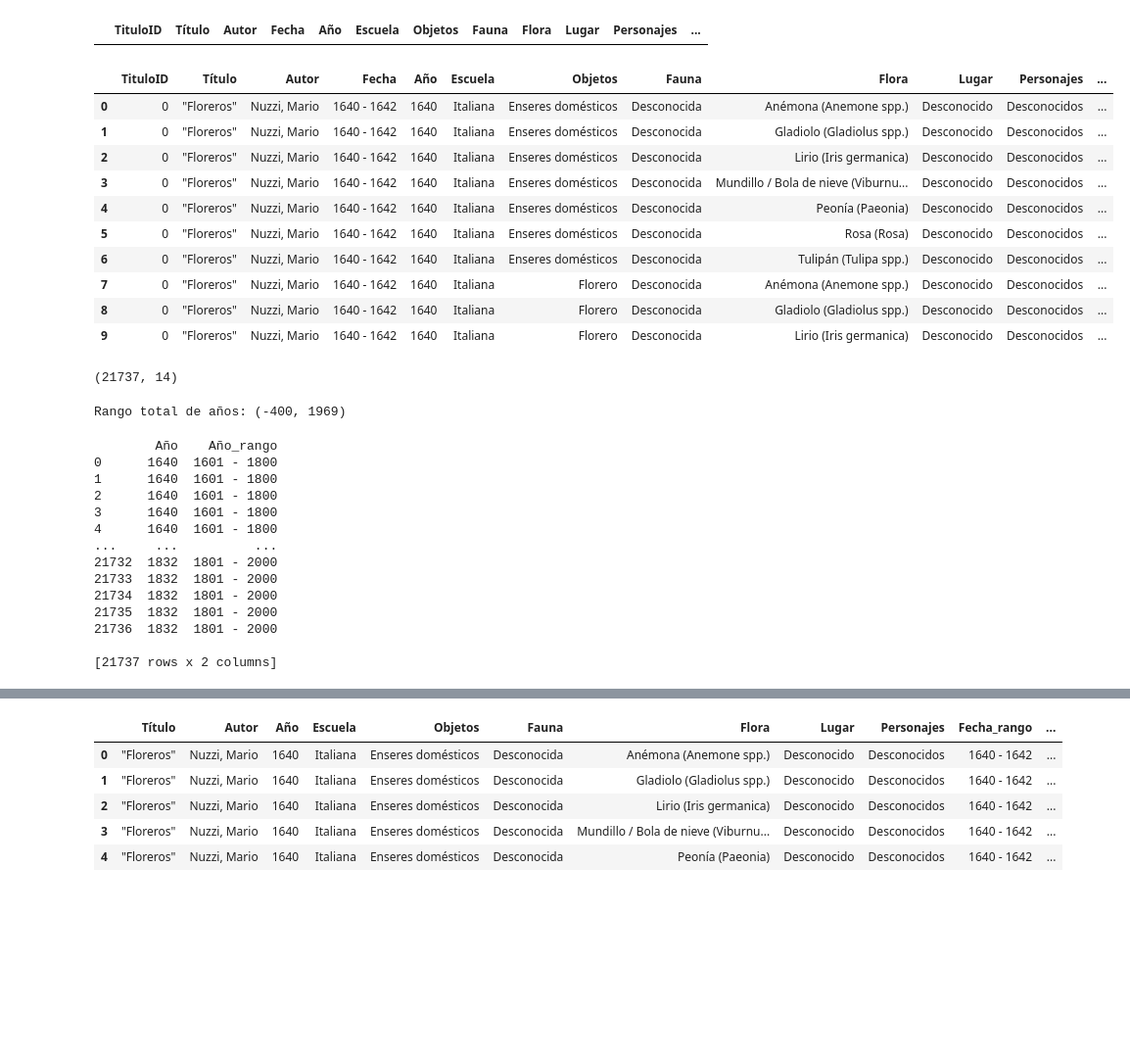
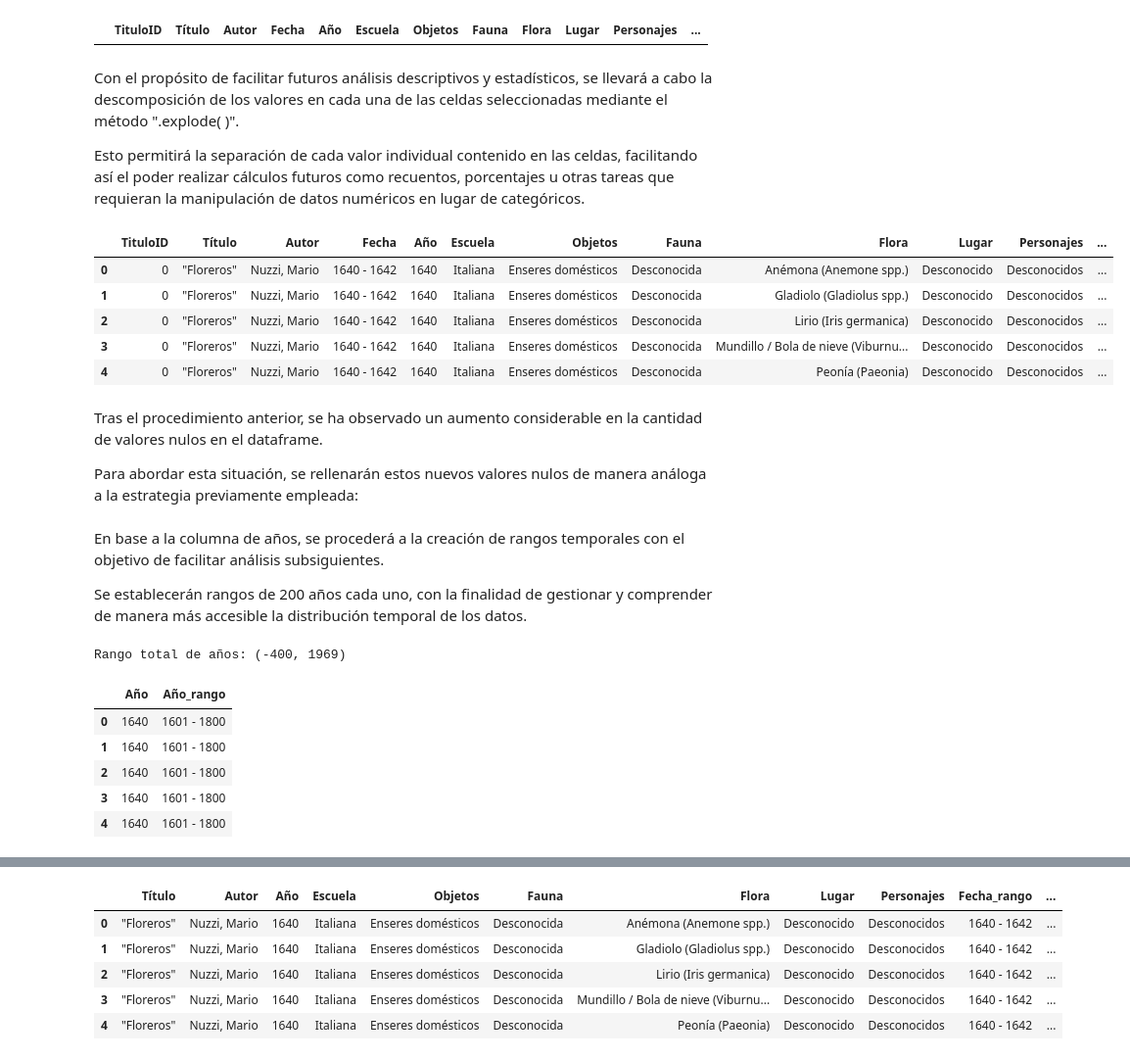
Before and after one commit to karmelealonso/project_final, a Jupyter notebook: notebooks/Estudio_analitico_iconografia.ipynb, the cells around one changed output, grey strips where cells are left out. Shown at 98% size. Drawn from its saved outputs; the diff is of its cells as text; code cells hidden in the pictures; blank space fills up the shorter version.

```diff
--- a/notebooks/Estudio_analitico_iconografia.ipynb
+++ b/notebooks/Estudio_analitico_iconografia.ipynb
@@ -177,6 +191,10 @@ duplicados = obras_completo[obras_completo.duplicated()]
 duplicados
 # %% [output]
 |  | TituloID | Título | Autor | Fecha | Año | Escuela | Objetos | Fauna | Flora | Lugar | Personajes | ... |
+# %% [markdown]
+Con el propósito de facilitar futuros análisis descriptivos y estadísticos, se llevará a cabo la descomposición de los valores en cada una de las celdas seleccionadas mediante el método ".explode( )".
+
+Esto permitirá la separación de cada valor individual contenido en las celdas, facilitando así el poder realizar cálculos futuros como recuentos, porcentajes u otras tareas que requieran la manipulación de datos numéricos en lugar de categóricos.
 # %%
 cols = ['Personajes', 'Objetos', 'Fauna', 'Flora', 'Lugar']
 # %%
@@ -187,21 +205,16 @@ for col in cols:
 # %%
 obras_completo = obras_completo.reset_index(drop=True)
 # %%
-obras_completo.head(10)
+obras_completo.head()
 # %% [output]
 |  | TituloID | Título | Autor | Fecha | Año | Escuela | Objetos | Fauna | Flora | Lugar | Personajes | ... |
 | 0 | 0 | "Floreros" | Nuzzi, Mario | 1640 - 1642 | 1640 | Italiana | Enseres domésticos | Desconocida | Anémona (Anemone spp.) | Desconocido | Desconocidos | ... |
 | 1 | 0 | "Floreros" | Nuzzi, Mario | 1640 - 1642 | 1640 | Italiana | Enseres domésticos | Desconocida | Gladiolo (Gladiolus spp.) | Desconocido | Desconocidos | ... |
 | 2 | 0 | "Floreros" | Nuzzi, Mario | 1640 - 1642 | 1640 | Italiana | Enseres domésticos | Desconocida | Lirio (Iris germanica) | Desconocido | Desconocidos | ... |
 | 3 | 0 | "Floreros" | Nuzzi, Mario | 1640 - 1642 | 1640 | Italiana | Enseres domésticos | Desconocida | Mundillo / Bola de nieve (Viburnu... | Desconocido | Desconocidos | ... |
 | 4 | 0 | "Floreros" | Nuzzi, Mario | 1640 - 1642 | 1640 | Italiana | Enseres domésticos | Desconocida | Peonía (Paeonia) | Desconocido | Desconocidos | ... |
-| 5 | 0 | "Floreros" | Nuzzi, Mario | 1640 - 1642 | 1640 | Italiana | Enseres domésticos | Desconocida | Rosa (Rosa) | Desconocido | Desconocidos | ... |
-| 6 | 0 | "Floreros" | Nuzzi, Mario | 1640 - 1642 | 1640 | Italiana | Enseres domésticos | Desconocida | Tulipán (Tulipa spp.) | Desconocido | Desconocidos | ... |
-| 7 | 0 | "Floreros" | Nuzzi, Mario | 1640 - 1642 | 1640 | Italiana | Florero | Desconocida | Anémona (Anemone spp.) | Desconocido | Desconocidos | ... |
-| 8 | 0 | "Floreros" | Nuzzi, Mario | 1640 - 1642 | 1640 | Italiana | Florero | Desconocida | Gladiolo (Gladiolus spp.) | Desconocido | Desconocidos | ... |
-| 9 | 0 | "Floreros" | Nuzzi, Mario | 1640 - 1642 | 1640 | Italiana | Florero | Desconocida | Lirio (Iris germanica) | Desconocido | Desconocidos | ... |
-# %%
-obras_completo.shape
-# %% [output]
-(21737, 14)
+# %% [markdown]
+Tras el procedimiento anterior, se ha observado un aumento considerable en la cantidad de valores nulos en el dataframe.
+
+Para abordar esta situación, se rellenarán estos nuevos valores nulos de manera análoga a la estrategia previamente empleada:
 # %%
@@ -215,2 +225,6 @@ obras_completo['Personajes'] = obras_completo['Personajes'].fillna('Desconocidos
+# %% [markdown]
+En base a la columna de años, se procederá a la creación de rangos temporales con el objetivo de facilitar análisis subsiguientes.
+
+Se establecerán rangos de 200 años cada uno, con la finalidad de gestionar y comprender de manera más accesible la distribución temporal de los datos.
 # %%
 rango_total = obras_completo['Año'].min(), obras_completo['Año'].max()
@@ -221,26 +234,16 @@ Rango total de años: (-400, 1969)
 # %%
 particiones = [-400, -200, 0, 200, 400, 600, 800, 1000, 1200, 1400, 1600, 1800, 2000]
 
-# Crear etiquetas para las particiones
 etiquetas = ['(-400) - (-200)', '(-201) - 0', '1 - 200', '201 - 400', '401 - 600', '601 - 800', '801 - 1000', '1001 - 1200', '1201 - 1400', '1401 - 1600', '1601 - 1800', '1801 - 2000']
 
-# Aplicar pd.cut para asignar etiquetas a cada rango
+#Asignación de etiquetas a cada rango:
 obras_completo['Año_rango'] = pd.cut(obras_completo['Año'], particiones, labels=etiquetas)
 
-# Mostrar el resultado
-print(obras_completo[['Año', 'Año_rango']])
+obras_completo[['Año', 'Año_rango']].head(5)
 # %% [output]
-        Año    Año_rango
-0      1640  1601 - 1800
-1      1640  1601 - 1800
-2      1640  1601 - 1800
-3      1640  1601 - 1800
-4      1640  1601 - 1800
-...     ...          ...
-21732  1832  1801 - 2000
-21733  1832  1801 - 2000
-21734  1832  1801 - 2000
-21735  1832  1801 - 2000
-21736  1832  1801 - 2000
-
-[21737 rows x 2 columns]
+|  | Año | Año_rango |
+| 0 | 1640 | 1601 - 1800 |
+| 1 | 1640 | 1601 - 1800 |
+| 2 | 1640 | 1601 - 1800 |
+| 3 | 1640 | 1601 - 1800 |
+| 4 | 1640 | 1601 - 1800 |
```
Also changed, not shown: parts of 36 cells of this notebook.
